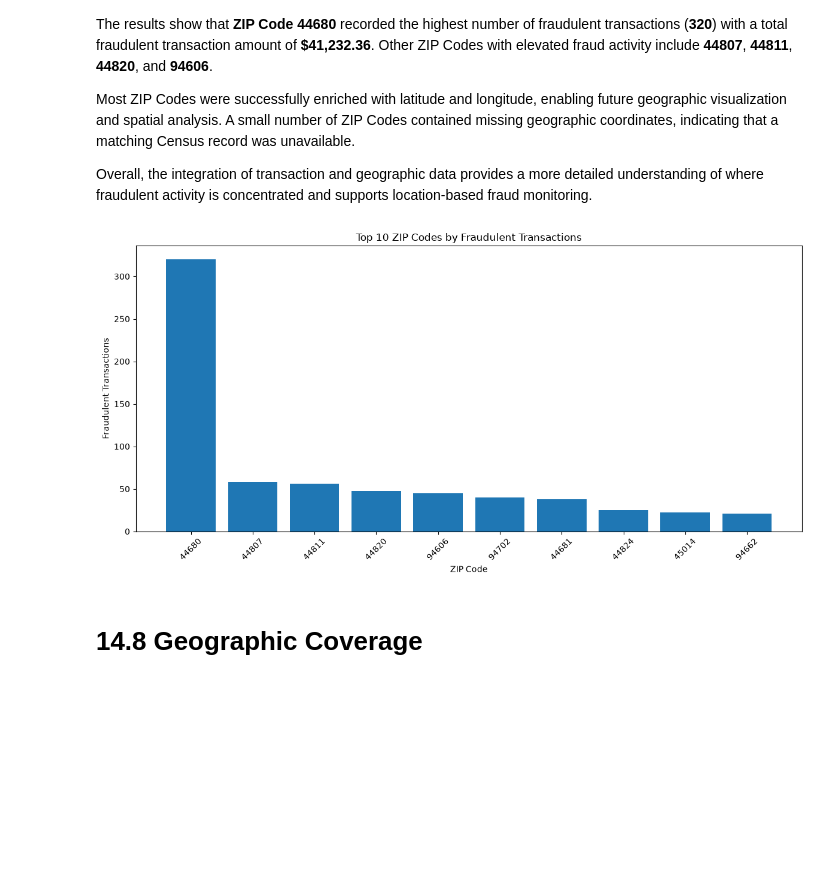
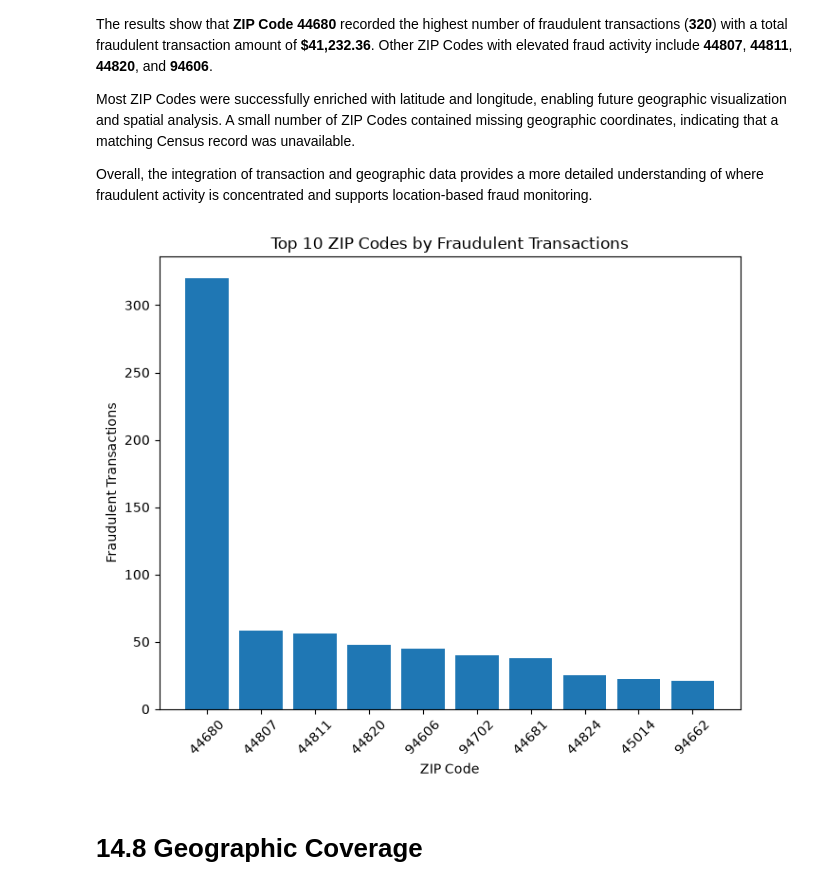
Before and after one commit to hvipatel/CS675-Financial-Fraud-Analytics, a Jupyter notebook: code-starter/CS675_Financial_Fraud_Project/notebooks/financial_fraud_analysis.ipynb, the cells around one changed output. Saved outputs shown, nothing was run; the diff lists cells and outputs as text; code cells hidden in the pictures; blank space fills up the shorter version.

```diff
--- a/code-starter/CS675_Financial_Fraud_Project/notebooks/financial_fraud_analysis.ipynb
+++ b/code-starter/CS675_Financial_Fraud_Project/notebooks/financial_fraud_analysis.ipynb
@@ -1203,24 +1203,24 @@ Overall, the integration of transaction and geographic data provides a more deta
 # %%
 import matplotlib.pyplot as plt
 
 rows = fraud_by_zip.limit(10).collect()
 
 zip_codes = [row["Zip"] for row in rows]
 fraud_counts = [row["Fraud Transactions"] for row in rows]
 
-plt.figure(figsize=(12,6))
+plt.figure(figsize=(7,6))
 plt.bar(zip_codes, fraud_counts)
 
 plt.title("Top 10 ZIP Codes by Fraudulent Transactions")
 plt.xlabel("ZIP Code")
 plt.ylabel("Fraudulent Transactions")
 
 plt.xticks(rotation=45)
 
 plt.tight_layout()
 plt.show()
 # %% [output]
-[figure, old version]
+[figure, new version]
 # %% [markdown]
 # 14.8 Geographic Coverage
 # %%
```
Also changed, not shown: parts of 3 cells of this notebook.
